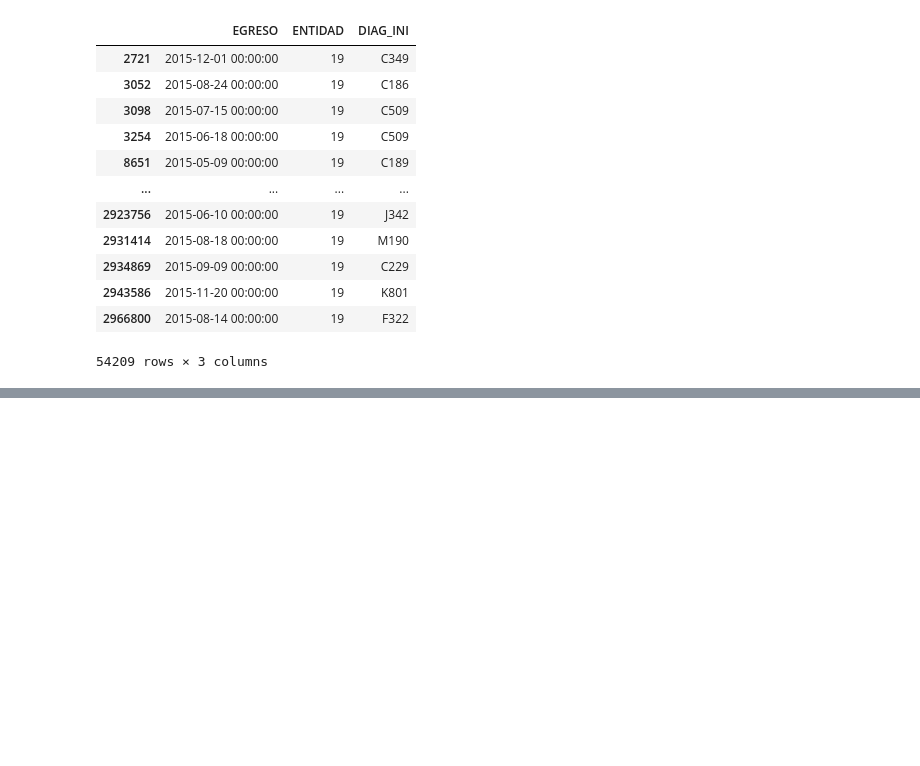
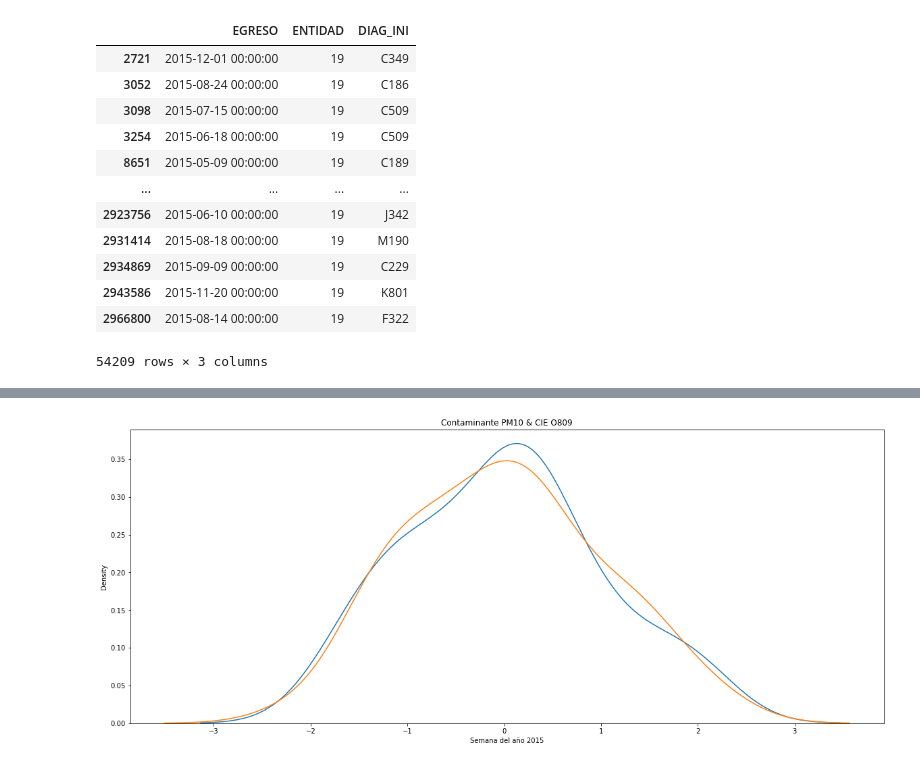
Before and after one commit to selenebpradop/relaciones-contaminantes-salud, a Jupyter notebook: Jupyter/series_de_tiempo_egresos_nl.ipynb, the cells around one changed output, grey strips where cells are left out. Saved outputs shown, nothing was run; the diff lists cells and outputs as text; code cells hidden in the pictures; blank space fills up the shorter version.

Commit message:
Series de tiempo
Se agregaron las series de tiempo en las que se compara el contaminante PM10 con otras CIEs.

```diff
--- a/Jupyter/series_de_tiempo_egresos_nl.ipynb
+++ b/Jupyter/series_de_tiempo_egresos_nl.ipynb
@@ -23,0 +175,5 @@ dataframe1
+# %%
+# Se forma el nuevo dataframe 'semanas' con el numero de semana del año y la cantidad de egresos en cada semana
+semanas = dataframeegresosaño['sem'].value_counts()
+semanas = semanas.sort_index()
+semanas
@@ -23,0 +198,12 @@ dataframe1
+# %%
+# Se pasa a un nuevo dataframe
+dataframesemanascontaminanteaño = pd.DataFrame()
+dataframesemanascontaminanteaño['sem'] = semanas.index
+dataframesemanascontaminanteaño[contaminante] = ''
+n = len(semanas.index)
+for i in range (n):
+    registrossem = dataframecontaminanteaño.loc[dataframecontaminanteaño['sem'] == i+1]
+    # Se calcula el promedio por semana de las lecturas del contaminante registradas
+    promediocontaminanteañosem = registrossem[contaminante].mean()
+    dataframesemanascontaminanteaño[contaminante][i] = promediocontaminanteañosem
+dataframesemanascontaminanteaño
@@ -23,0 +245,62 @@ dataframe1
+# %%
+# Se crea el dataframe 'diagnosticosaño' con los nombres de los diferentes diagnosticos sin repeticion
+diagnosticosaño = dataframeegresosaño['DIAG_INI'].value_counts()
+# Se ordena del diagnostico con mayor numero de egresos al diagnostico con menor numero de egresos
+diagnosticosaño = diagnosticosaño.sort_values(ascending = False)
+# Se crea el dataframe 'cies2010' con los nombres de los diagnosticos, los numeros de las semanas,
+# y la cantidad de diagnosticos de dicha enfermedad en cada semana
+ciesaño = dataframeegresosaño.groupby(['DIAG_INI', 'sem']).count()
+
+# Se importan las librerias necesarias
+from sklearn import preprocessing
+import seaborn as sns
+import matplotlib.pyplot as plt
+import string
+
+s_scaler = preprocessing.StandardScaler()
+# Se crea la lista 'ind' con los indices de las semanas empezando con el 1
+ind = []
+n = len(semanas.index)
+for i in range (n):
+    ind.append(i+1)
+# Se guardan las letras del abdcedario en mayusculas en la lista 'letras' para la agrupación de CIEs
+letras = []
+for letra in string.ascii_uppercase:
+    letras.append(str(letra))
+# Se inicia un contador para controlar la cantidad de graficos a generar
+cont = 0
+maximo = 10
+mindividuales = 7
+
+# Proceso de generación de las figuras
+print('\n' + año)
+for name in diagnosticosaño.index:
+    if cont < maximo:
+        dataframegraficoañocontaminantecie = pd.DataFrame()
+        dataframegraficoañocontaminantecie[contaminante] = dataframesemanascontaminanteaño[contaminante]
+        dataframegraficoañocontaminantecie = dataframegraficoañocontaminantecie.reindex(ind)
+        if cont < mindividuales:
+            dataframegraficoañocontaminantecie[name] = ciesaño['EGRESO'][name]
+            for i in range (n):
+                dataframegraficoañocontaminantecie[contaminante][i+1] = dataframesemanascontaminanteaño[contaminante][i]
+            col_names = [contaminante, name]
+        else:
+            nameg =  letras[cont]
+            ciesagrupadas = dataframeegresosaño.loc[dataframeegresosaño['DIAG_INI'].str.startswith(nameg)]
+            ciesagrupadas = ciesagrupadas['sem'].value_counts()
+            dataframegraficoañocontaminantecie[nameg] = ciesagrupadas
+            for i in range (n):
+                dataframegraficoañocontaminantecie[contaminante][i+1] = dataframesemanascontaminanteaño[contaminante][i]
+            col_names = [contaminante, nameg]
+        df_s = s_scaler.fit_transform(dataframegraficoañocontaminantecie)
+        df_s = pd.DataFrame(df_s, columns=col_names)
+        fig, ax = plt.subplots(ncols=1, figsize=(20, 8))
+        print('\n' + col_names[0] + ' & ' + col_names[1])
+        ax.set_title('Contaminante ' + col_names[0] + ' & CIE ' + col_names[1])
+        ax.set_xlabel('Semana del año ' + año)
+        sns.kdeplot(df_s[col_names[0]])
+        sns.kdeplot(df_s[col_names[1]])
+        plt.savefig(contaminante + '/' + col_names[0] + '&' + col_names[1] + '_' + año + '.jpg', format='jpg')
+        plt.show()
+    cont = cont+1
+# %% [output]
@@ -23,0 +314 @@ dataframe1
+[figure, added]
```
Also changed, not shown: parts of 21 cells of this notebook.
